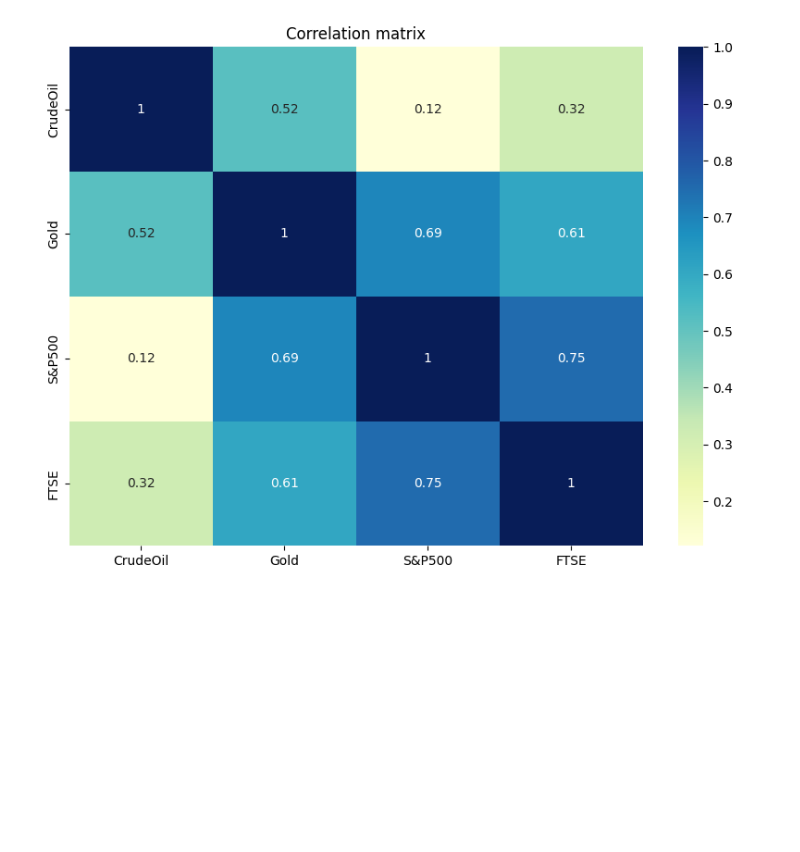
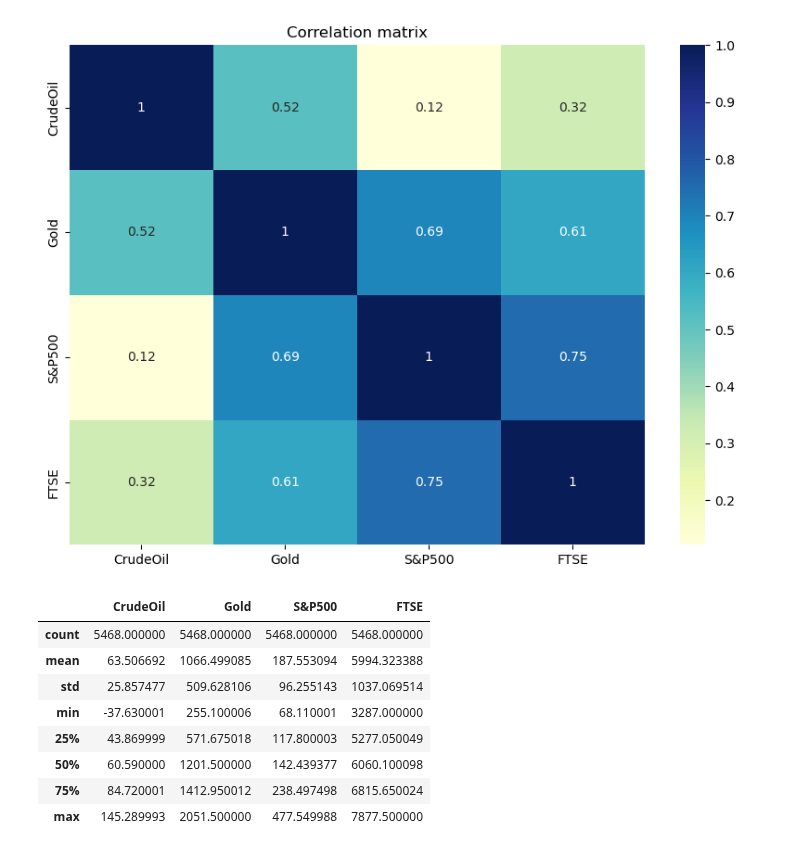
Before and after one commit to maxbranting/gold-forecast, a Jupyter notebook: data.ipynb, the cells around one changed output. Cells and saved outputs as stored; diff of their text form; code cells hidden in the pictures; blank space fills up the shorter version.

```diff
--- a/data.ipynb
+++ b/data.ipynb
@@ -170,3 +169,17 @@ Gold      0.519435  1.000000  0.692319  0.607655
 S&P500    0.121312  0.692319  1.000000  0.752818
 FTSE      0.321348  0.607655  0.752818  1.000000
 [figure]
+# %%
+dfdesc = df.describe()
+#dfdesc.to_excel(r'E:\Dokumenty\GitHub\gold-forecast\datadescriptive.xlsx', engine='openpyxl')
+dfdesc
+# %% [output]
+|  | CrudeOil | Gold | S&P500 | FTSE |
+| count | 5468.000000 | 5468.000000 | 5468.000000 | 5468.000000 |
+| mean | 63.506692 | 1066.499085 | 187.553094 | 5994.323388 |
+| std | 25.857477 | 509.628106 | 96.255143 | 1037.069514 |
+| min | -37.630001 | 255.100006 | 68.110001 | 3287.000000 |
+| 25% | 43.869999 | 571.675018 | 117.800003 | 5277.050049 |
+| 50% | 60.590000 | 1201.500000 | 142.439377 | 6060.100098 |
+| 75% | 84.720001 | 1412.950012 | 238.497498 | 6815.650024 |
+| max | 145.289993 | 2051.500000 | 477.549988 | 7877.500000 |
```
Also changed, not shown: parts of 10 cells of this notebook, 1 other file.
